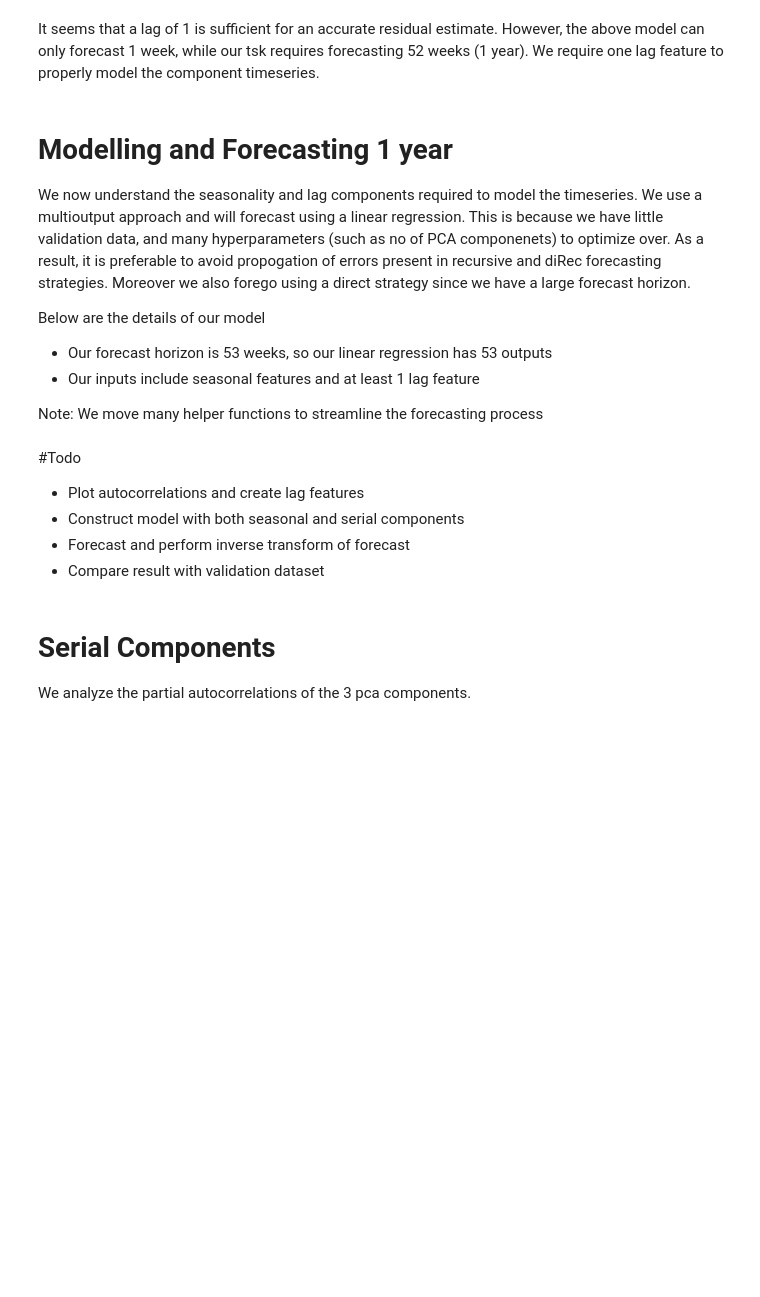
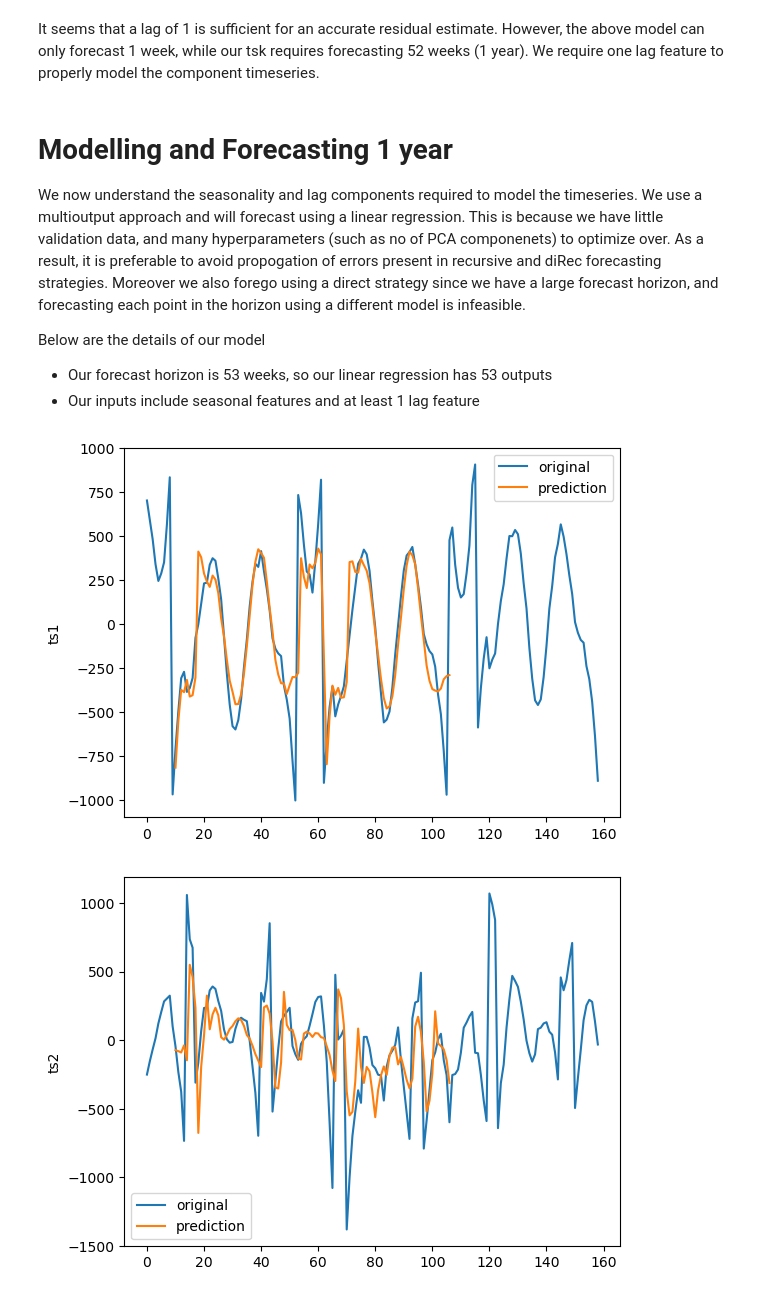
Before and after one commit to Ani-Sako/pss3e20-predicting-c02-emissions, a Jupyter notebook: modelling-co2-emissions.ipynb, the cells around one changed output. Cells and saved outputs as stored; diff of their text form; code cells hidden in the pictures; blank space fills up the shorter version.

Commit message:
Create forecasting model, generate forecasts

```diff
--- a/modelling-co2-emissions.ipynb
+++ b/modelling-co2-emissions.ipynb
@@ -268,19 +263,8 @@ for residual_ts in y_residual.columns:
 It seems that a lag of 1 is sufficient for an accurate residual estimate. However, the above model can only forecast 1 week, while our tsk requires forecasting 52 weeks (1 year). We require one lag feature to properly model the component timeseries.
 # %% [markdown]
 # Modelling and Forecasting 1 year
-We now understand the seasonality and lag components required to model the timeseries. We use a multioutput approach and will forecast using a linear regression. This is because we have little validation data, and many hyperparameters (such as no of PCA componenets) to optimize over. As a result, it is preferable to avoid propogation of errors present in recursive and diRec forecasting strategies. Moreover we also forego using a direct strategy since we have a large forecast horizon.
+We now understand the seasonality and lag components required to model the timeseries. We use a multioutput approach and will forecast using a linear regression. This is because we have little validation data, and many hyperparameters (such as no of PCA componenets) to optimize over. As a result, it is preferable to avoid propogation of errors present in recursive and diRec forecasting strategies. Moreover we also forego using a direct strategy since we have a large forecast horizon, and forecasting each point in the horizon using a different model is infeasible.
 
 Below are the details of our model
 - Our forecast horizon is 53 weeks, so our linear regression has 53 outputs
 - Our inputs include seasonal features and at least 1 lag feature
-
-Note: We move many helper functions to streamline the forecasting process
-# %% [markdown]
-#Todo
-- Plot autocorrelations and create lag features
-- Construct model with both seasonal and serial components
-- Forecast and perform inverse transform of forecast
-- Compare result with validation dataset
-# %% [markdown]
-# Serial Components
-We analyze the partial autocorrelations of the 3 pca components.
@@ -286,0 +274,53 @@ We analyze the partial autocorrelations of the 3 pca components.
+# %%
+dfts = df.pivot(index = ['year','week_no'],
+                    columns = ['latitude', 'longitude'],
+                    values = 'emission')
+# %%
+num_pca_components = 3;
+forecast_horizon = 53;
+nlag_features = 10
+
+sampling_frequency = 53
+fourier_feature_frequencies = [1,2,4]
+
+pca = PCA(n_components = num_pca_components)
+pca.fit(dfts)
+dfpca = pca.transform(dfts)
+dfpca = pd.DataFrame(dfpca, columns = ['ts'+str(i+1) for i in range(num_pca_components)])
+
+x_train_seasonal = fourier_features(time_dummy=dfpca.index,
+                                    fourier_feature_frequencies=fourier_feature_frequencies,
+                                    time_dummy_frequency=sampling_frequency)
+x_train_seasonal['time_dummy'] = x_train_seasonal.index
+y_train_seasonal = dfpca.loc[:,:].copy()
+lr_seasonal = LinearRegression()
+lr_seasonal.fit(x_train_seasonal, y_train_seasonal)
+
+y_pred_seasonal = pd.DataFrame(lr_seasonal.predict(x_train_seasonal), columns=y_train_seasonal.columns)
+df_residual = y_train_seasonal - y_pred_seasonal
+
+lr_residuals = []
+x_pred_residual = []
+for residual_ts in df_residual.columns:
+    x_train_residual, y_train_residual = prepare_forecast_dataset(df_residual[residual_ts],
+                                                                  forecast_horizon,
+                                                                  nlag_features)
+    x_pred_residual.append(x_train_residual)
+
+    null_indices =  pd.concat([x_train_residual, y_train_residual], axis=1).isna().any(axis=1)
+    valid_indices = null_indices[null_indices == False].index
+    x_train_residual = x_train_residual.loc[valid_indices, :]
+    y_train_residual = y_train_residual.loc[valid_indices, :]
+
+    lr = LinearRegression()
+    lr.fit(x_train_residual, y_train_residual)
+    lr_residuals.append(lr)
+
+    plt.figure()
+    y_pred_residual = pd.DataFrame(lr.predict(x_train_residual),
+                                   columns=y_train_residual.columns, index=x_train_residual.index)
+    sns.lineplot(df_residual[residual_ts], label = 'original')
+    sns.lineplot(y_pred_residual['step_0'], label = 'prediction')
+# %% [output]
+[figure, added]
+[figure, added]
```
Also changed, not shown: parts of 19 cells of this notebook.
